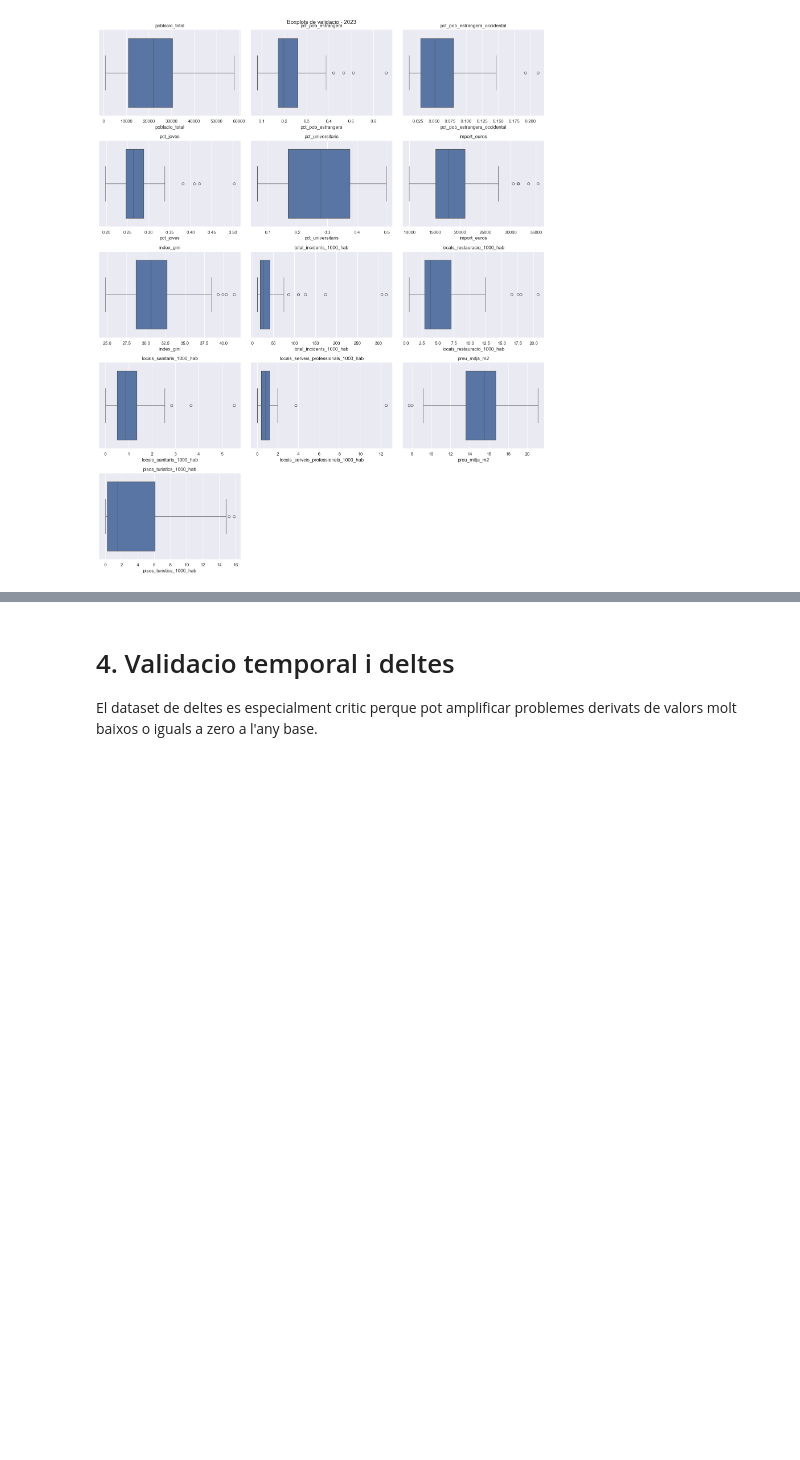
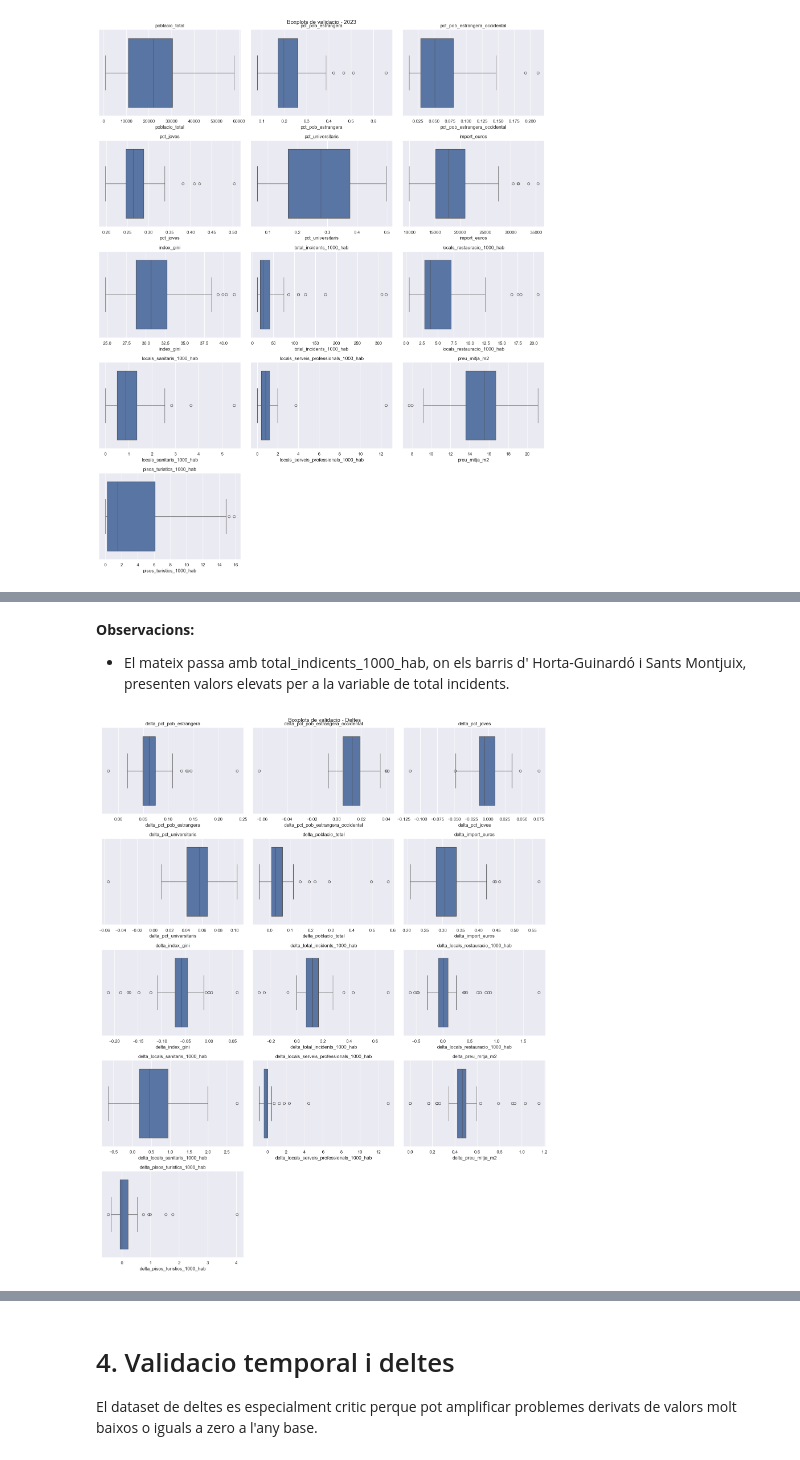
Before and after one commit to joseprau/tfm_gentrificacio_bcn, a Jupyter notebook: notebooks/eda.ipynb, the cells around one changed output, grey strips where cells are left out. Saved outputs shown, nothing was run; the diff lists cells and outputs as text; code cells hidden in the pictures; blank space fills up the shorter version.

```diff
--- a/notebooks/eda.ipynb
+++ b/notebooks/eda.ipynb
@@ -441,0 +463,7 @@ boxplots_validacio(df_2023, 'Boxplots de validacio - 2023', 'validacio_boxplots_
+# %% [markdown]
+**Observacions:**
+- El mateix passa amb total_indicents_1000_hab, on els barris d' Horta-Guinardó i Sants Montjuix, presenten valors elevats per a la variable de total incidents.
+# %%
+boxplots_validacio(df_deltes, 'Boxplots de validacio - Deltes', 'validacio_boxplots_deltes.png')
+# %% [output]
+[figure, added]
```
Also changed, not shown: parts of 10 cells of this notebook, 12 other files.
